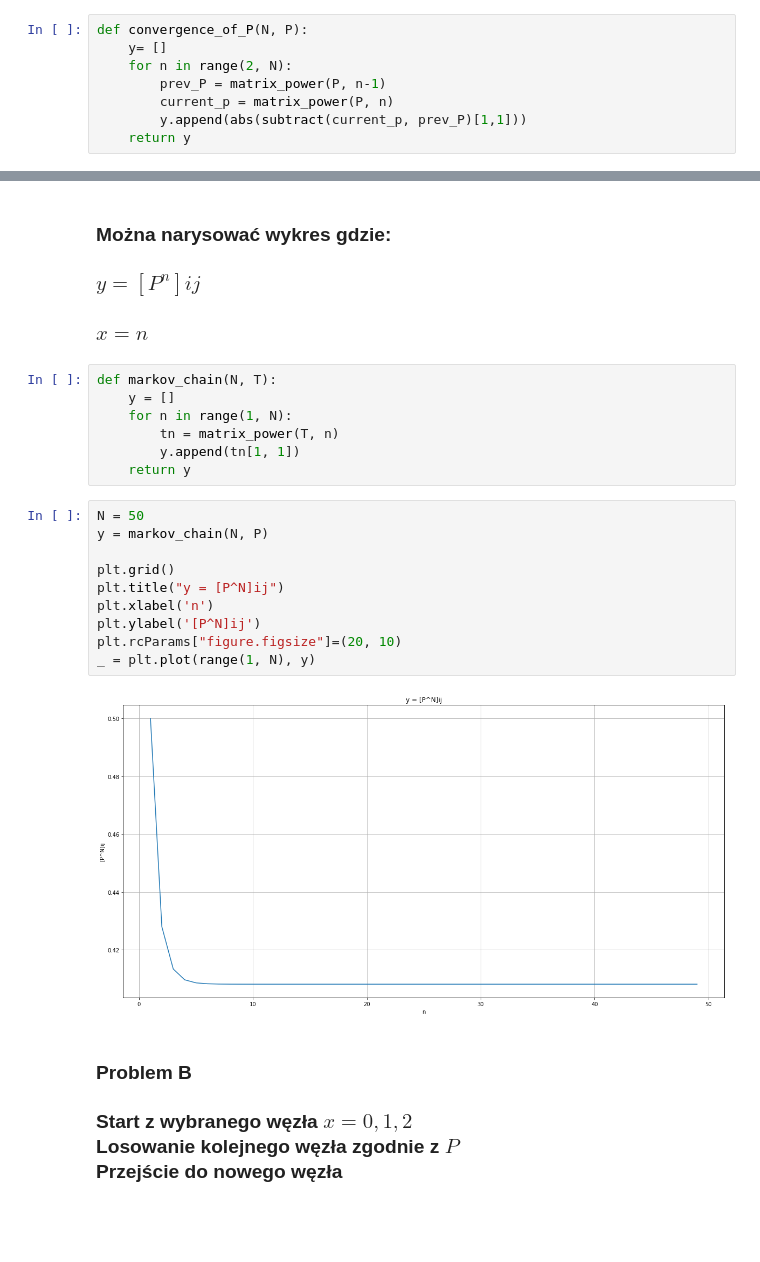
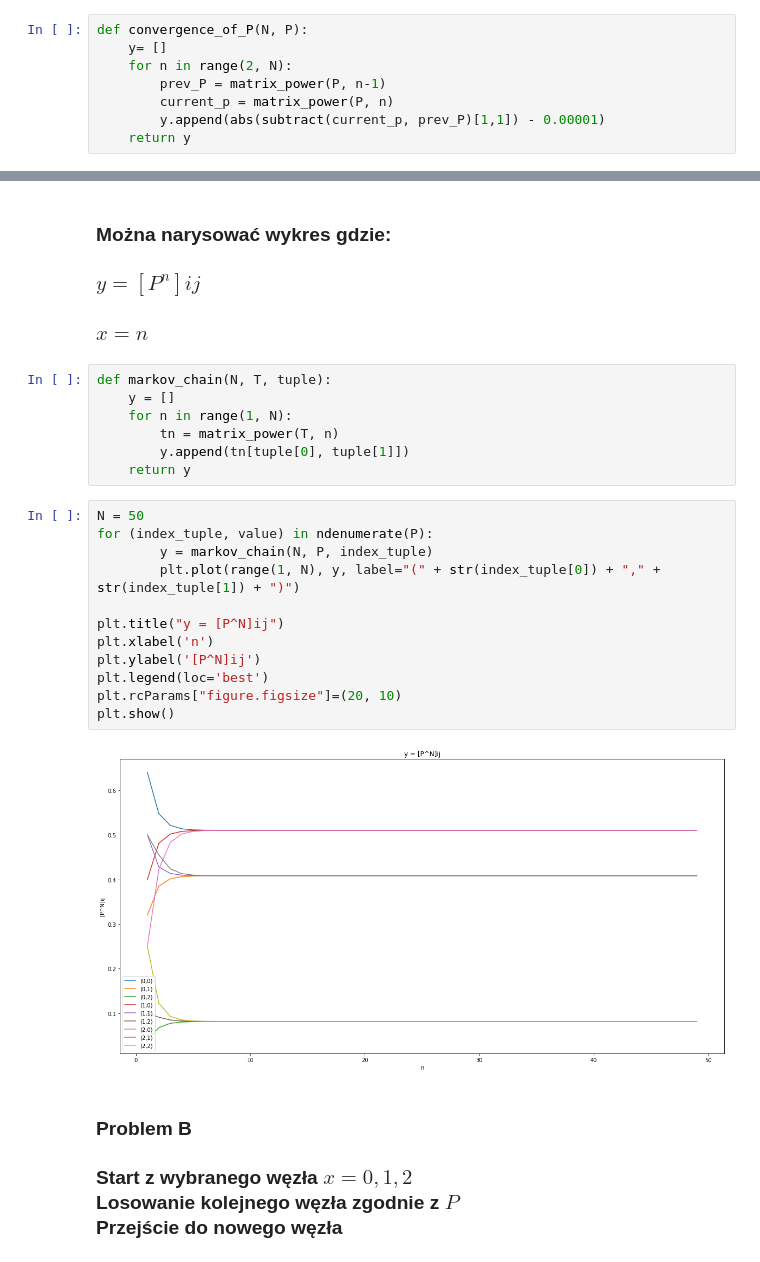
Before and after one commit to pajelonek/Statistical_Methods, a Jupyter notebook: Statystyka_2.ipynb, the cells around one changed output, grey strips where cells are left out. Drawn from its saved outputs; the diff is of its cells as text; blank space fills up the shorter version.

```diff
--- a/Statystyka_2.ipynb
+++ b/Statystyka_2.ipynb
@@ -53,7 +53,7 @@ def convergence_of_P(N, P):
     for n in range(2, N):
         prev_P = matrix_power(P, n-1)
         current_p = matrix_power(P, n)
-        y.append(abs(subtract(current_p, prev_P)[1,1]))
+        y.append(abs(subtract(current_p, prev_P)[1,1]) - 0.00001)
     return y
 # %%
 N = 40
@@ -71,24 +72,26 @@ _ = plt.plot(range(2, N), y)
 ### $y = [P^n]ij$
 ### $x = n$
 # %%
-def markov_chain(N, T):
+def markov_chain(N, T, tuple):
     y = []
     for n in range(1, N):
         tn = matrix_power(T, n)
-        y.append(tn[1, 1])
+        y.append(tn[tuple[0], tuple[1]])
     return y
 # %%
 N = 50
-y = markov_chain(N, P)
+for (index_tuple, value) in ndenumerate(P):
+        y = markov_chain(N, P, index_tuple)
+        plt.plot(range(1, N), y, label="(" + str(index_tuple[0]) + "," + str(index_tuple[1]) + ")")
 
-plt.grid()
 plt.title("y = [P^N]ij")
 plt.xlabel('n')
 plt.ylabel('[P^N]ij')
+plt.legend(loc='best')
 plt.rcParams["figure.figsize"]=(20, 10)
-_ = plt.plot(range(1, N), y)
+plt.show()
 # %% [output]
-[figure, old version]
+[figure, new version]
 # %% [markdown]
 ### Problem B
 ### Start z wybranego węzła $x=0,1,2$ <br> Losowanie kolejnego węzła zgodnie z $P$<br>Przejście do nowego węzła
```
Also changed, not shown: parts of 8 cells of this notebook.
